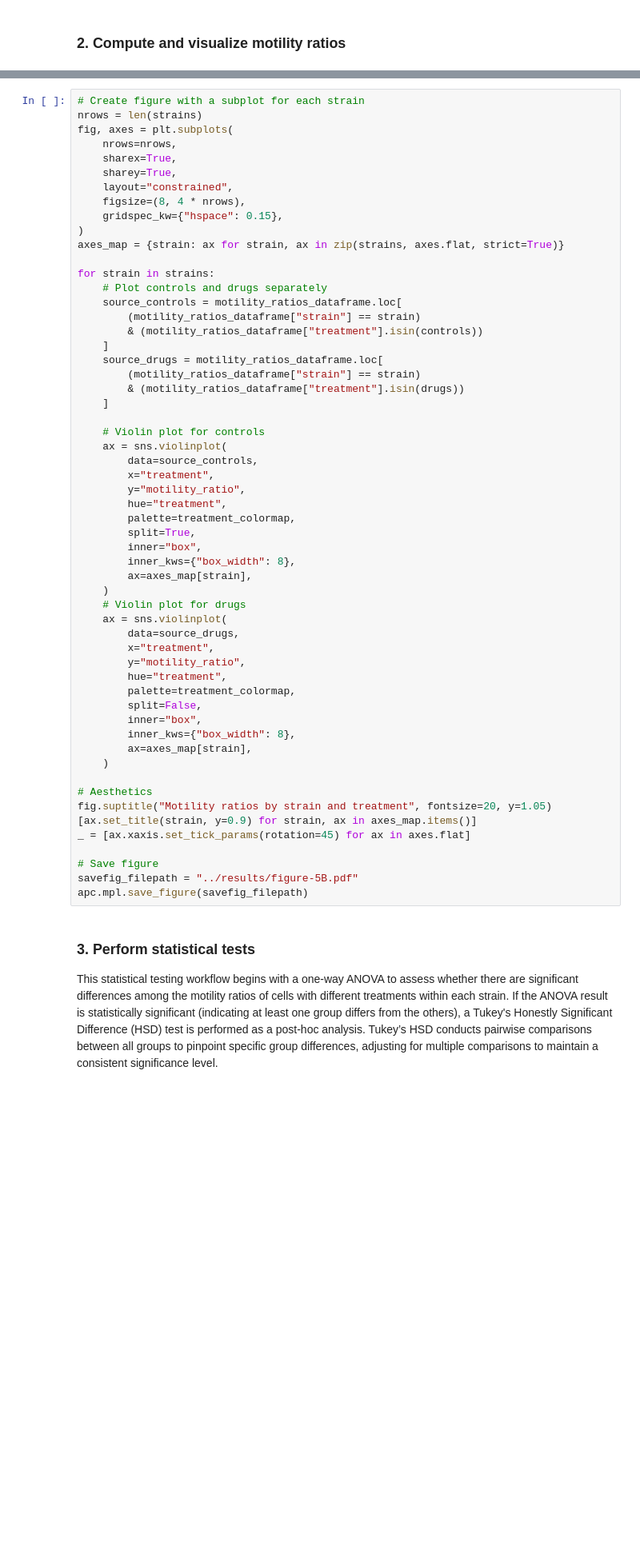
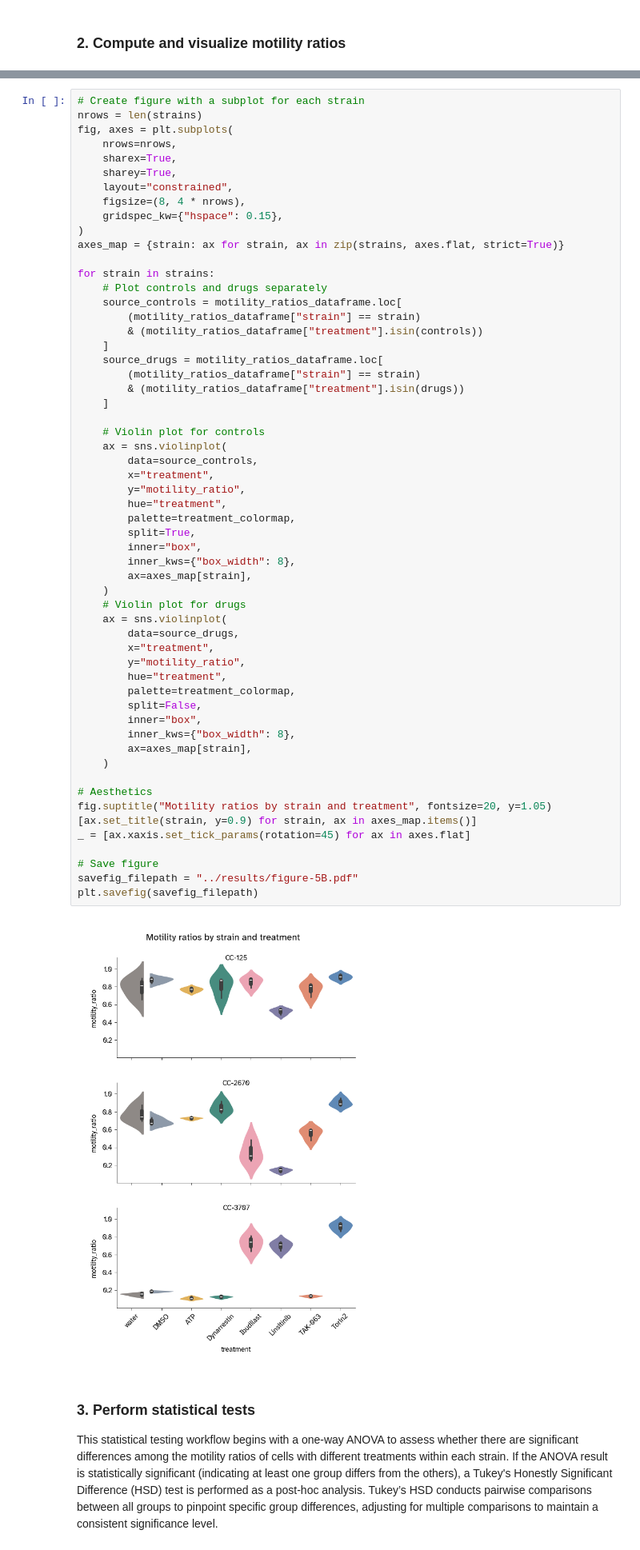
Before and after one commit to Arcadia-Science/2024-chlamy-mutant-motility-pub, a Jupyter notebook: notebooks/1_vbottom-motility-linescan.ipynb, the cells around one changed output, grey strips where cells are left out. Shown at 80% size. Saved outputs shown, nothing was run; the diff lists cells and outputs as text; blank space fills up the shorter version.

```diff
--- a/notebooks/1_vbottom-motility-linescan.ipynb
+++ b/notebooks/1_vbottom-motility-linescan.ipynb
@@ -424,34 +453,36 @@ for strain in strains:
         data=source_controls,
         x="treatment",
         y="motility_ratio",
         hue="treatment",
         palette=treatment_colormap,
         split=True,
         inner="box",
         inner_kws={"box_width": 8},
         ax=axes_map[strain],
     )
     # Violin plot for drugs
     ax = sns.violinplot(
         data=source_drugs,
         x="treatment",
         y="motility_ratio",
         hue="treatment",
         palette=treatment_colormap,
         split=False,
         inner="box",
         inner_kws={"box_width": 8},
         ax=axes_map[strain],
     )
 
 # Aesthetics
 fig.suptitle("Motility ratios by strain and treatment", fontsize=20, y=1.05)
 [ax.set_title(strain, y=0.9) for strain, ax in axes_map.items()]
 _ = [ax.xaxis.set_tick_params(rotation=45) for ax in axes.flat]
 
 # Save figure
 savefig_filepath = "../results/figure-5B.pdf"
-apc.mpl.save_figure(savefig_filepath)
+plt.savefig(savefig_filepath)
+# %% [output]
+[figure, added]
 # %% [markdown]
 ### 3. Perform statistical tests
 
```
Also changed, not shown: parts of 8 cells of this notebook.
